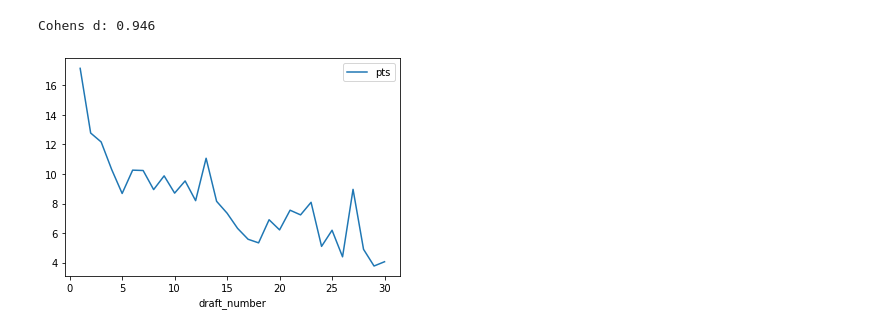
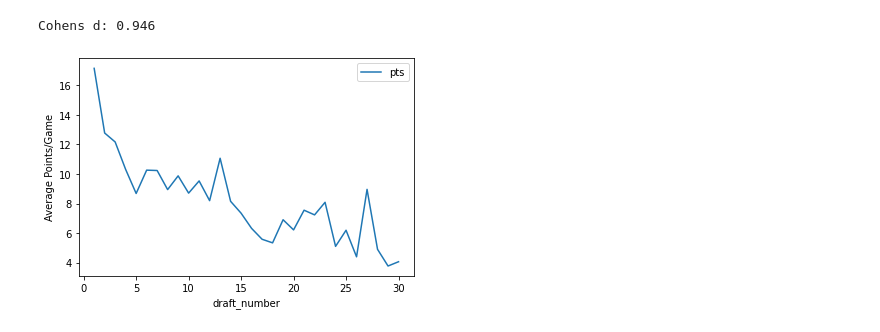
Before and after one commit to AngelCobos1/Capstone_1, a Jupyter notebook: NBA_Draft_Picks.ipynb, the cells around one changed output. Cells and saved outputs as stored; diff of their text form; code cells hidden in the pictures.

```diff
--- a/NBA_Draft_Picks.ipynb
+++ b/NBA_Draft_Picks.ipynb
@@ -21,10 +44,9 @@ df = pd.read_csv(r'C:\Users\ASUS\Thinkful_Projects\Capstone_1\all_seasons.csv')
 df_0 = df.loc[(df['draft_number'] != 'Undrafted')]
 #df_0.dtypes
 # %%
-# Data Cleaning:
 # We need to convert some of the field dtypes so we can sort and group more easily later
-
 cols = ['draft_year', 'draft_round', 'draft_number']
-df_0[cols] = df_0[cols].apply(pd.to_numeric, errors='coerce', axis=1)
-df_0.dtypes
+df_1 = df_0.copy()
+df_1[cols] = df_0[cols].apply(pd.to_numeric, errors='coerce', axis=1)
+df_1.dtypes
 # %% [output]
@@ -53,31 +70,29 @@ dtype: object
 # %%
-# Data Wrangling:
-# Because the original data set inlcudes draft year obeservations from years as far back as 1963
+# Because the original data set includes draft year obeservations from years as far back as 1963
 # we are going to dial in on a more contemporary and representative sample. So I've chosen to collect from 2010 until now,
 # (less the current seasoned of 2019=20).
 
-df_1 = df_0.loc[
-    (df_0['draft_year'] >= 2010)
-    & (df_0['draft_round'] == 1)
-    & (df_0['season'] != '2019-20')
+df_2 = df_1.loc[
+    (df_1['draft_year'] >= 2010)&
+    (df_1['draft_round'] == 1)&
+    (df_1['season'] != '2019-20')
 ]
 
-#df_1.info()
+#df_2.info()
 # %%
-# Data Wrangling:
 # Now that we have all player observations from 2010-present(less current season). We can see that some of those observations
 # are of the same player for multiple seasons, so we will need to organize the data by player_name and secondly sort
-# by their own individual and chronological seasons of play. For the sake of estalbishing congrous samples we will only be focusing
-# on player's first three years of play.
+# by their own individual and chronological seasons of play. For the sake of establishing congrous samples we will only
+# be focusing on player's first three years of play.
 
-df_2 = df_1.groupby(['player_name']).apply(lambda x: x.sort_values(['season'])).reset_index(drop=True)
-df_3 = df_2.groupby('player_name').head(3)
+df_3 = df_2.groupby(['player_name']).apply(lambda x: x.sort_values(['season'])).reset_index(drop=True)
+df_4 = df_3.groupby('player_name').head(3)
 
-counts = df_3['player_name'].value_counts()
+counts = df_4['player_name'].value_counts()
 
-results_df = df_3[~df_3['player_name'].isin(counts[counts < 3].index)]
+df_5 = df_4[~df_4['player_name'].isin(counts[counts < 3].index)]
 
-results_df
+df_5
 # %% [output]
 |  | Unnamed: 0 | player_name | team_abbreviation | age | player_height | player_weight | college | country | ... |
 | 0 | 8200 | Aaron Gordon | ORL | 19.0 | 205.74 | 99.790240 | Arizona | USA | ... |
@@ -103,0 +122,5 @@ plt.show()
+# %%
+#Creating a new feature that differentiates as to whether a player was drafted as a Top 14 Pick [1], or not [0].
+results_df = df_5.copy()
+results_df['Top_Pick'] = np.where(results_df['draft_number'] <= 14, 1, 0)
+#results_df
@@ -213,8 +254,8 @@ Cohens d: 0.946
 # %%
 # It may serve deeper analysis at a later juncture to examine the performance differences amongst the Non-Lottery Draft Picks,
 # as there appears to be less variance in that bottom half of draft picks.
 
-results_df.groupby(['draft_number']).mean().reset_index().plot(kind='line',x='draft_number',y='pts')
+results_df.groupby(['draft_number']).mean().reset_index().plot(kind='line',x='draft_number',y='pts', ylabel='Average Points/Game')
 plt.show()
 # %% [output]
-[figure, old version]
+[figure, new version]
```
Also changed, not shown: parts of 28 cells of this notebook.
